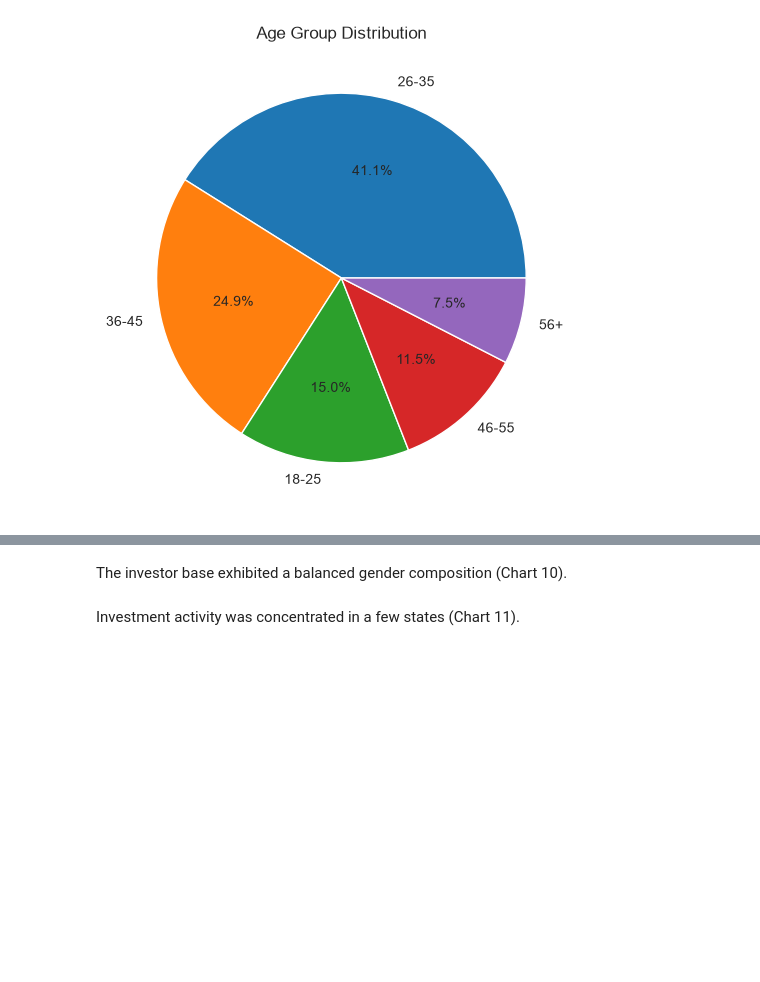
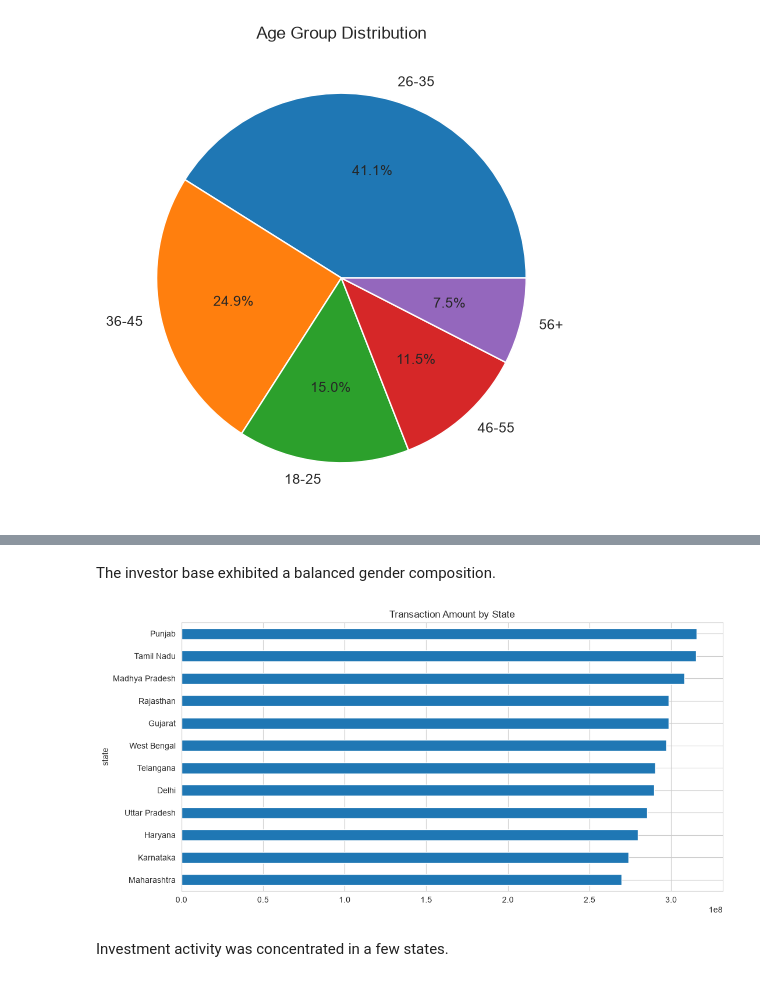
Before and after one commit to M-Sanjay-IND/mf-analytics, a Jupyter notebook: notebooks/EDA_analysis.ipynb, the cells around one changed output, grey strips where cells are left out. Drawn from its saved outputs; the diff is of its cells as text; code cells hidden in the pictures; blank space fills up the shorter version.

```diff
--- a/notebooks/EDA_analysis.ipynb
+++ b/notebooks/EDA_analysis.ipynb
@@ -189,13 +201,15 @@ plt.show()
 # %% [markdown]
-The investor base exhibited a balanced gender composition (Chart 10).
+The investor base exhibited a balanced gender composition.
 # %%
-state = transactions.groupby('state')['transaction_amount'].sum()
+state = transactions.groupby('state')['amount_inr'].sum()
 state.sort_values().plot.barh()
 plt.title("Transaction Amount by State")
-plt.savefig("../reports/state_distribution.png", dpi=300)
+plt.savefig("../reports/eda_charts/state_distribution.png", dpi=300)
 plt.show()
+# %% [output]
+[figure, added]
 # %% [markdown]
-Investment activity was concentrated in a few states (Chart 11).
+Investment activity was concentrated in a few states.
 # %%
 transactions['city_tier'].value_counts().plot.pie(autopct='%1.1f%%')
 plt.ylabel("")
```
Also changed, not shown: parts of 35 cells of this notebook, 26 other files.
